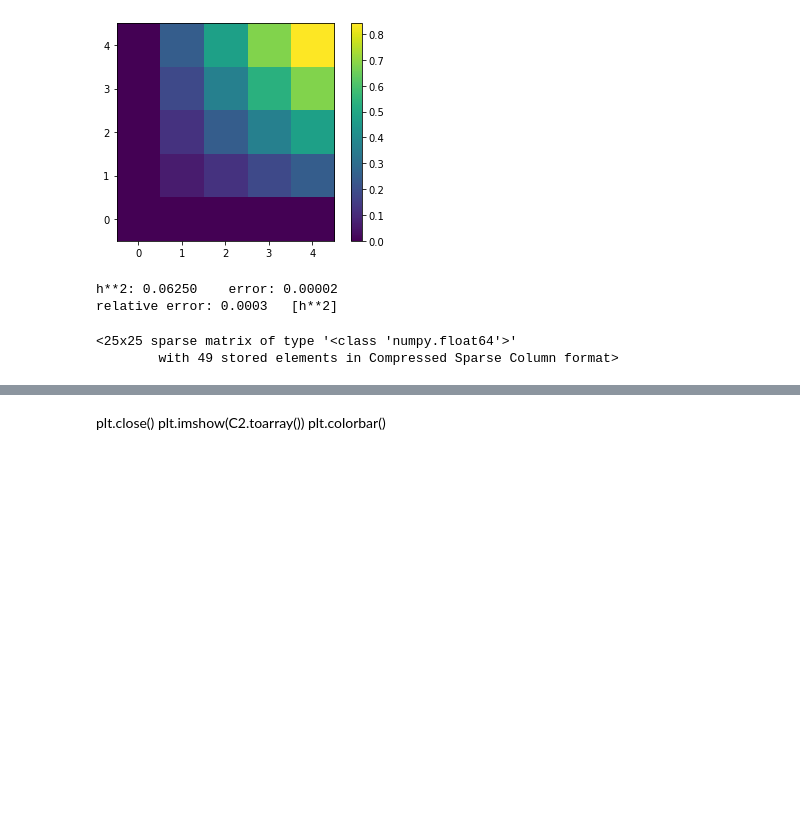
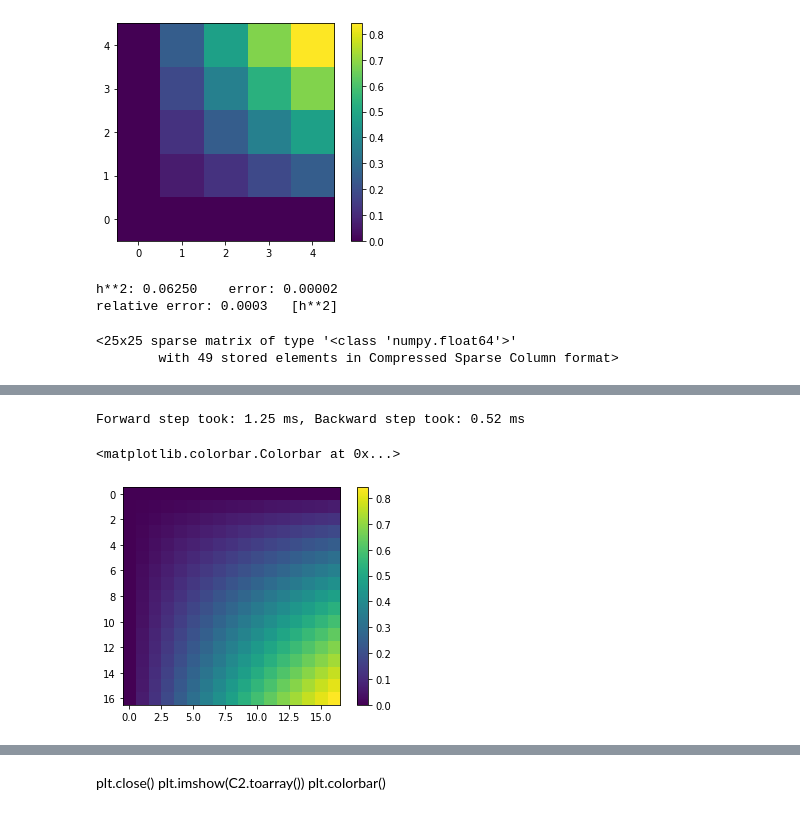
Before and after one commit to SangersJeroen/WI4201, a Jupyter notebook: tensor.ipynb, the cells around one changed output, grey strips where cells are left out. Saved outputs shown, nothing was run; the diff lists cells and outputs as text; code cells hidden in the pictures; blank space fills up the shorter version.

```diff
--- a/tensor.ipynb
+++ b/tensor.ipynb
@@ -363,0 +488,21 @@ Wall time: 3.81 µs
+# %%
+RED_BAND_FACT = cholesky(TWO_LAPLACE, beta=0, ordering_method='natural')
+C = RED_BAND_FACT.L()
+# %%
+startt = time_ns()
+b = spsolve(C, vecF)
+forwt = time_ns() - startt
+sol = spsolve(C.T, b)
+backt = time_ns() - startt - forwt
+statement = "Forward step took: {:.2f} ms, Backward step took: {:.2f} ms".format(forwt/1e6, backt/1e6)
+
+print(statement)
+# %% [output]
+Forward step took: 1.25 ms, Backward step took: 0.52 ms
+# %%
+toplot = sol.reshape((N+1,N+1))
+plt.imshow(toplot)
+plt.colorbar()
+# %% [output]
+<matplotlib.colorbar.Colorbar at 0x...>
+[figure, added]
```
Also changed, not shown: parts of 52 cells of this notebook, 19 other files.
